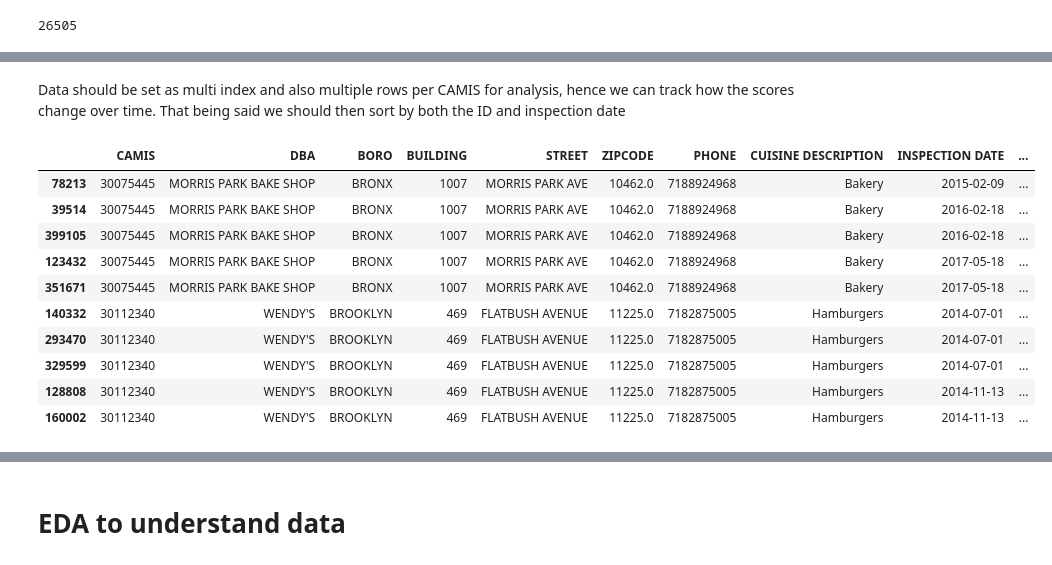
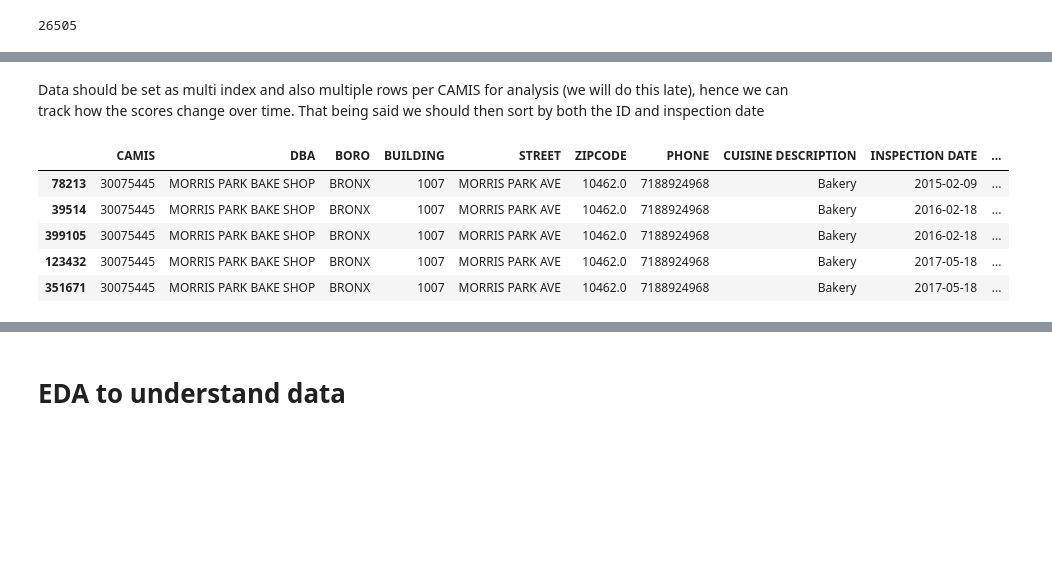
Before and after one commit to lzheng15/insight-data-challenges, a Jupyter notebook: Data Challenge Due Feb 15.ipynb, the cells around one changed output, grey strips where cells are left out. Cells and saved outputs as stored; diff of their text form; code cells hidden in the pictures; blank space fills up the shorter version.

```diff
--- a/Data Challenge Due Feb 15.ipynb
+++ b/Data Challenge Due Feb 15.ipynb
@@ -92,24 +92,19 @@ RECORD DATE                   0
 INSPECTION TYPE            1135
 dtype: int64
 # %% [markdown]
-Data should be set as multi index and also multiple rows per CAMIS for analysis, hence we can track how the scores change over time. That being said we should then sort by both the ID and inspection date
+Data should be set as multi index and also multiple rows per CAMIS for analysis (we will do this late), hence we can track how the scores change over time. That being said we should then sort by both the ID and inspection date
 # %%
 #sort by both the id and the inspection date
 restos=restos.sort_values(['CAMIS', 'INSPECTION DATE'])
 # %%
-restos.head(10)
+restos.head()
 # %% [output]
 |  | CAMIS | DBA | BORO | BUILDING | STREET | ZIPCODE | PHONE | CUISINE DESCRIPTION | INSPECTION DATE | ... |
 | 78213 | 30075445 | MORRIS PARK BAKE SHOP | BRONX | 1007 | MORRIS PARK AVE | 10462.0 | 7188924968 | Bakery | 2015-02-09 | ... |
 | 39514 | 30075445 | MORRIS PARK BAKE SHOP | BRONX | 1007 | MORRIS PARK AVE | 10462.0 | 7188924968 | Bakery | 2016-02-18 | ... |
 | 399105 | 30075445 | MORRIS PARK BAKE SHOP | BRONX | 1007 | MORRIS PARK AVE | 10462.0 | 7188924968 | Bakery | 2016-02-18 | ... |
 | 123432 | 30075445 | MORRIS PARK BAKE SHOP | BRONX | 1007 | MORRIS PARK AVE | 10462.0 | 7188924968 | Bakery | 2017-05-18 | ... |
 | 351671 | 30075445 | MORRIS PARK BAKE SHOP | BRONX | 1007 | MORRIS PARK AVE | 10462.0 | 7188924968 | Bakery | 2017-05-18 | ... |
-| 140332 | 30112340 | WENDY'S | BROOKLYN | 469 | FLATBUSH AVENUE | 11225.0 | 7182875005 | Hamburgers | 2014-07-01 | ... |
-| 293470 | 30112340 | WENDY'S | BROOKLYN | 469 | FLATBUSH AVENUE | 11225.0 | 7182875005 | Hamburgers | 2014-07-01 | ... |
-| 329599 | 30112340 | WENDY'S | BROOKLYN | 469 | FLATBUSH AVENUE | 11225.0 | 7182875005 | Hamburgers | 2014-07-01 | ... |
-| 128808 | 30112340 | WENDY'S | BROOKLYN | 469 | FLATBUSH AVENUE | 11225.0 | 7182875005 | Hamburgers | 2014-11-13 | ... |
-| 160002 | 30112340 | WENDY'S | BROOKLYN | 469 | FLATBUSH AVENUE | 11225.0 | 7182875005 | Hamburgers | 2014-11-13 | ... |
 # %%
 #drop duplicates by CAMIS to understand locations
 locations=restos.drop_duplicates(subset=['CAMIS'], keep='first')
```
Also changed, not shown: parts of 33 cells of this notebook.
